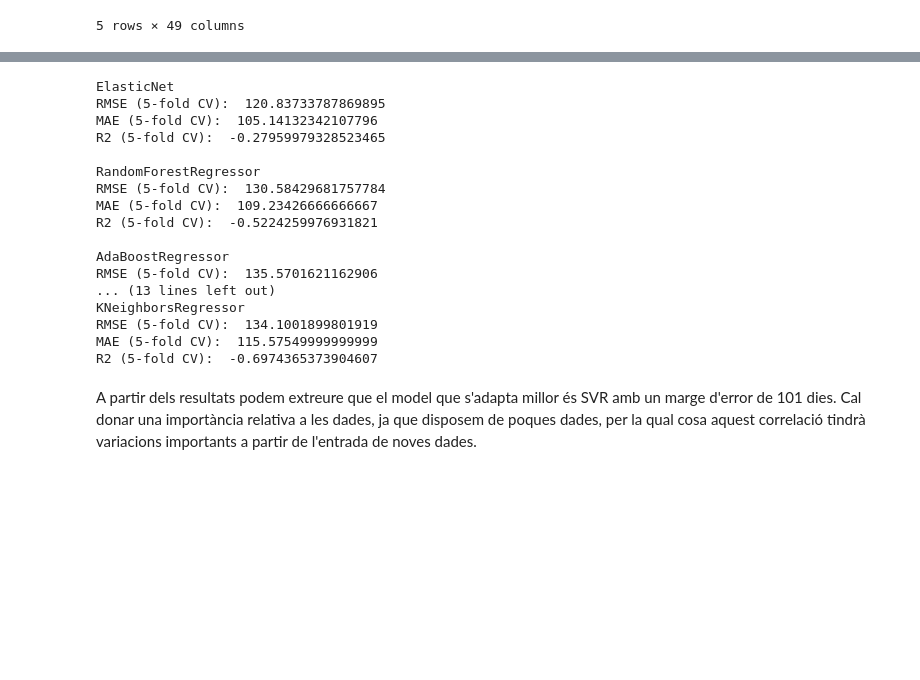
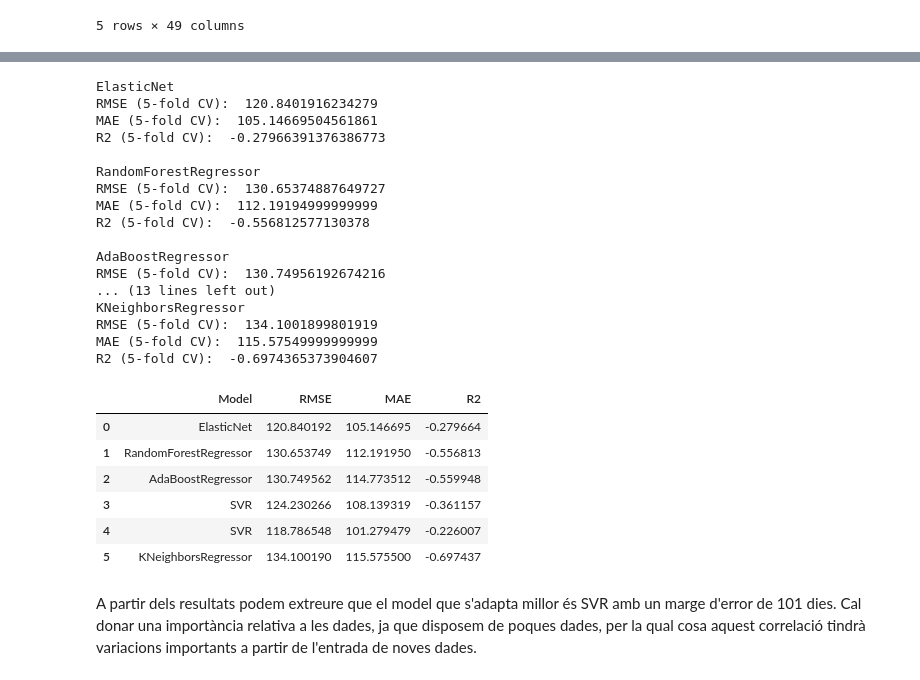
Before and after one commit to perot84/Projecte-final, a Jupyter notebook: 3.SAES.ipynb, the cells around one changed output, grey strips where cells are left out. Saved outputs shown, nothing was run; the diff lists cells and outputs as text; code cells hidden in the pictures; blank space fills up the shorter version.

```diff
--- a/3.SAES.ipynb
+++ b/3.SAES.ipynb
@@ -386,6 +392,9 @@ from sklearn.ensemble import RandomForestRegressor, AdaBoostRegressor
 from sklearn.svm import SVR
 from sklearn.neighbors import KNeighborsRegressor
 from sklearn.metrics import mean_squared_error, r2_score, mean_absolute_error
+
+# crear un diccionario para almacenar los resultados de cada modelo
+results_dict = {'Model': [], 'RMSE': [], 'MAE': [], 'R2': []}
 
 # separem les variables independents i la depenent
 X = df.drop("Temps inserció", axis=1)
@@ -412,24 +421,45 @@ for model in models:
     print("MAE (5-fold CV): ", mae_scores.mean())
     print("R2 (5-fold CV): ", r2_scores.mean())
     print()
+
+    # agregar los resultados del modelo al diccionario
+    results_dict['Model'].append(type(model).__name__)
+    results_dict['RMSE'].append(rmse_scores.mean())
+    results_dict['MAE'].append(mae_scores.mean())
+    results_dict['R2'].append(r2_scores.mean())
+
+
+
+# crear un DataFrame a partir del diccionario
+results_df = pd.DataFrame(results_dict)
 # %% [output]
 ElasticNet
-RMSE (5-fold CV):  120.83733787869895
-MAE (5-fold CV):  105.14132342107796
-R2 (5-fold CV):  -0.27959979328523465
+RMSE (5-fold CV):  120.8401916234279
+MAE (5-fold CV):  105.14669504561861
+R2 (5-fold CV):  -0.27966391376386773
 
 RandomForestRegressor
-RMSE (5-fold CV):  130.58429681757784
-MAE (5-fold CV):  109.23426666666667
-R2 (5-fold CV):  -0.5224259976931821
+RMSE (5-fold CV):  130.65374887649727
+MAE (5-fold CV):  112.19194999999999
+R2 (5-fold CV):  -0.556812577130378
 
 AdaBoostRegressor
-RMSE (5-fold CV):  135.5701621162906
+RMSE (5-fold CV):  130.74956192674216
 ... (13 lines left out)
 KNeighborsRegressor
 RMSE (5-fold CV):  134.1001899801919
 MAE (5-fold CV):  115.57549999999999
 R2 (5-fold CV):  -0.6974365373904607
+# %%
+results_df
+# %% [output]
+|  | Model | RMSE | MAE | R2 |
+| 0 | ElasticNet | 120.840192 | 105.146695 | -0.279664 |
+| 1 | RandomForestRegressor | 130.653749 | 112.191950 | -0.556813 |
+| 2 | AdaBoostRegressor | 130.749562 | 114.773512 | -0.559948 |
+| 3 | SVR | 124.230266 | 108.139319 | -0.361157 |
+| 4 | SVR | 118.786548 | 101.279479 | -0.226007 |
+| 5 | KNeighborsRegressor | 134.100190 | 115.575500 | -0.697437 |
 # %% [markdown]
 A partir dels resultats podem extreure que el model que s'adapta millor és SVR amb un marge d'error de 101 dies.
 Cal donar una importància relativa a les dades, ja que disposem de poques dades, per la qual cosa aquest correlació tindrà variacions importants a partir de l'entrada de noves dades.
```
Also changed, not shown: parts of 9 cells of this notebook, 8 other files.
